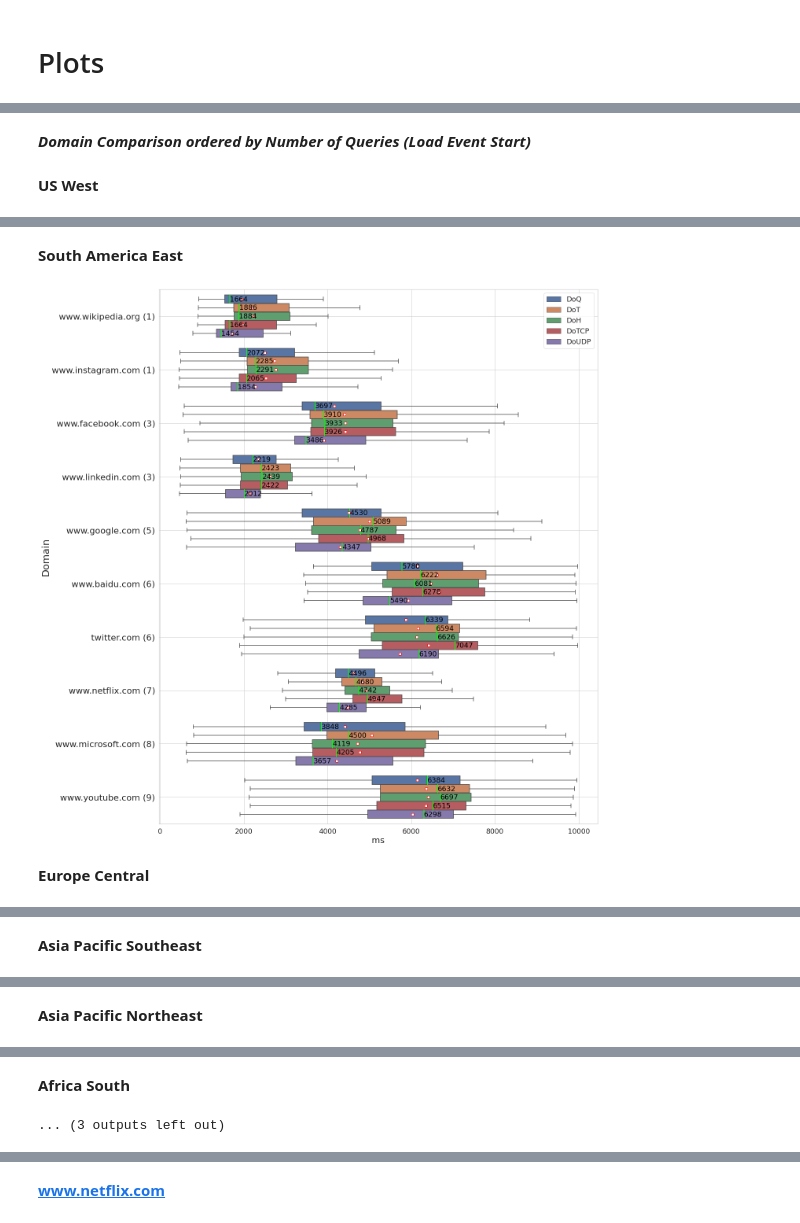
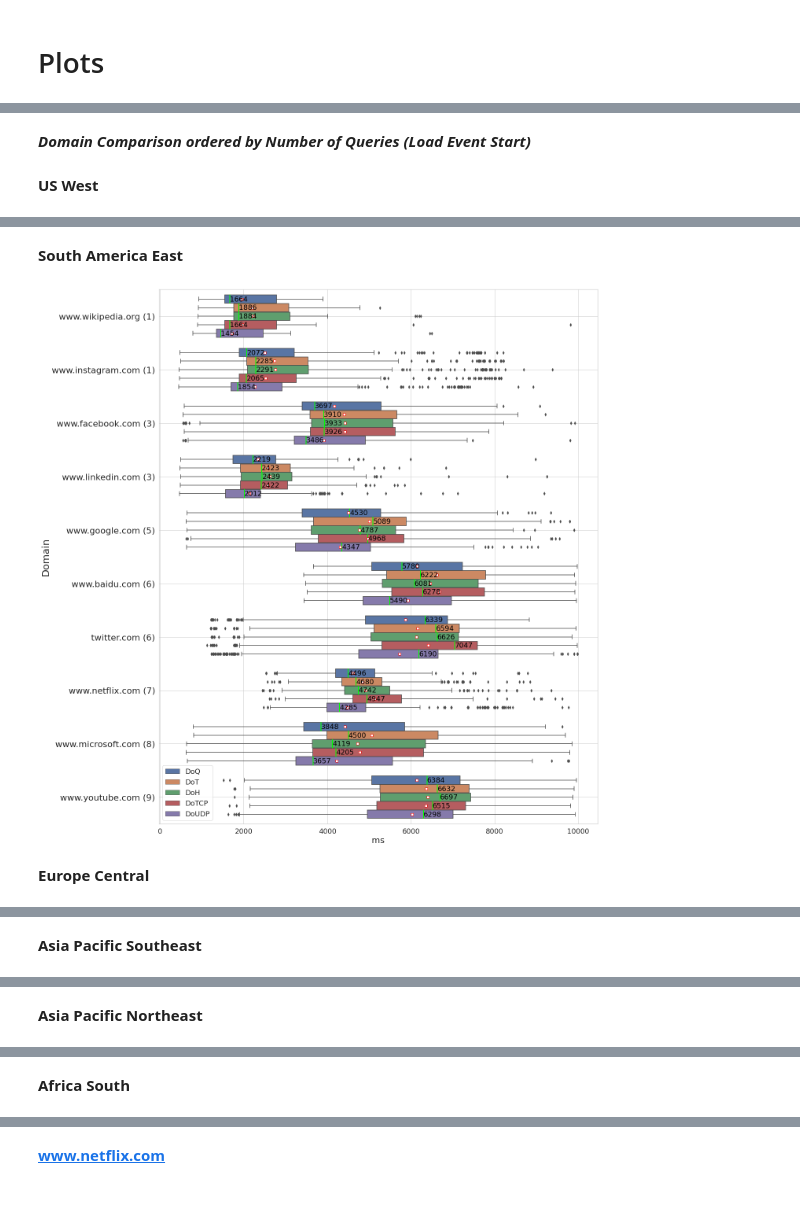
Before and after one commit to Lucapaulo/dns-analysis, a Jupyter notebook: Web-Performance.ipynb, the cells around one changed output, grey strips where cells are left out. Drawn from its saved outputs; the diff is of its cells as text; code cells hidden in the pictures.

```diff
--- a/Web-Performance.ipynb
+++ b/Web-Performance.ipynb
@@ -482,8 +487,7 @@ printmd(f"***Domain Comparison ordered by Number of Queries (Load Event Start)**
 
 plt.rcParams["figure.figsize"] = (20,25)
 for vantagePoint in vp_order:
-    multiCompare('vantagePoint', vantagePoint, 'domain', ['loadEventStart'], ylabel='Domain')
-multiCompare('vantagePoint', 'All', 'domain', ['loadEventStart'], ylabel='Domain')
+    multiCompare('vantagePoint', vantagePoint, 'domain', ['loadEventStart'], ylabel='Domain', showfliers=True)
 # %% [output]
 ***Domain Comparison ordered by Number of Queries (Load Event Start)***
 **US West**
@@ -491,3 +495,3 @@ multiCompare('vantagePoint', 'All', 'domain', ['loadEventStart'], ylabel='Domain
 **South America East**
-[figure, old version]
+[figure, new version]
 **Europe Central**
@@ -499,2 +503 @@ multiCompare('vantagePoint', 'All', 'domain', ['loadEventStart'], ylabel='Domain
 **Africa South**
-... (3 outputs left out)
```
Also changed, not shown: parts of 10 cells of this notebook, 3 other files.
